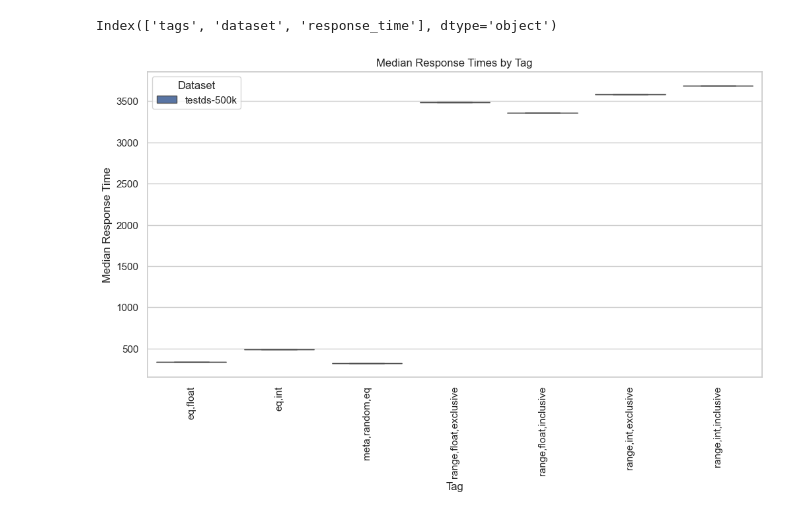
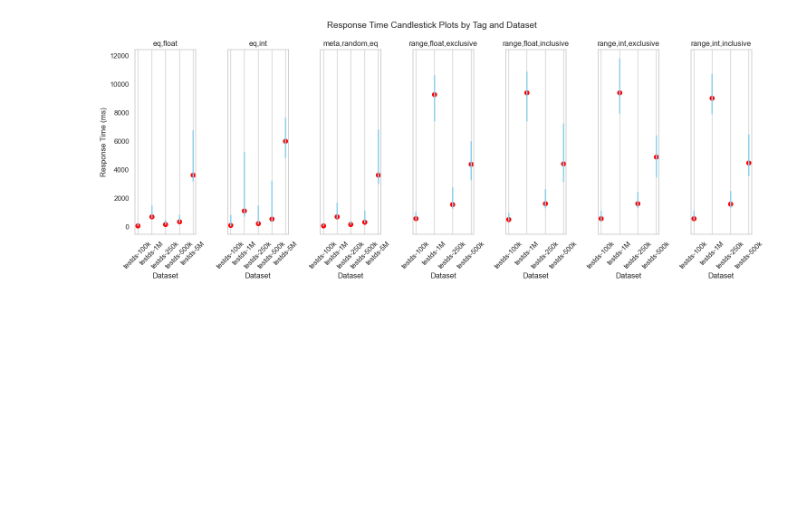
Before and after one commit to amikos-tech/chroma-perf-testing, a Jupyter notebook: notebooks/plots.ipynb, the cells around one changed output. Drawn from its saved outputs; the diff is of its cells as text; code cells hidden in the pictures; blank space fills up the shorter version.

```diff
--- a/notebooks/plots.ipynb
+++ b/notebooks/plots.ipynb
@@ -1,29 +1,45 @@
 # %%
 import os
 import pandas as pd
 import matplotlib.pyplot as plt
 import seaborn as sns
 import numpy as np
-df = pd.read_parquet("../gh_merged_locust_data.parquet", engine='pyarrow')
+df = pd.read_parquet("../merged_locust_data.parquet", engine='pyarrow')
 # Filtering rows with element containing "range"
 # filtered_df = df[df['tags'].apply(lambda x: 'range' in x)]
 df.loc[:, "tags"] = df["tags"].apply(lambda x: ",".join(x))
 # Filtering rows with data_set "100k"
 # filtered_df = df[df['dataset'] == "testds-500k"]
 sns.set(style="whitegrid")
 # Calculating the median response time for each tag
-median_response_times = df.groupby(['tags','dataset'])['response_time'].median().reset_index()
-print(median_response_times.columns )
-median_response_times.columns = ['Tag','Dataset', 'Median Response Time']
+
+df_stats = df.groupby(['tags', 'dataset'])['response_time'].agg(['min', 'max', 'median'])
+df_stats = df_stats.reset_index() # Assign back to df_stats
+df_stats.columns = ['Tag', 'Dataset', 'Min', 'Max', 'Median']
 
 # Plotting using seaborn
-plt.figure(figsize=(12, 6))
-sns.boxplot(x='Tag', y='Median Response Time', hue='Dataset', data=median_response_times)
-plt.title('Median Response Times by Tag')
-plt.xlabel('Tag')
-plt.ylabel('Median Response Time')
-plt.xticks(rotation=90)
+
+# Creating subplots for better organization
+fig, axs = plt.subplots(nrows=1, ncols=len(df_stats['Tag'].unique()), figsize=(15, 6), sharey=True)
+
+# Plotting each tag separately as candlesticks
+for i, tag in enumerate(df_stats['Tag'].unique()):
+    tag_data = df_stats[df_stats['Tag'] == tag]
+
+    # Candlestick plot
+    axs[i].vlines(x=tag_data['Dataset'], ymin=tag_data['Min'], ymax=tag_data['Max'], color='skyblue', linewidth=2)
+    axs[i].scatter(x=tag_data['Dataset'], y=tag_data['Median'], color='red', marker='o', s=50)
+
+    axs[i].set_title(tag)
+    axs[i].set_xlabel('Dataset')
+    if i == 0:  # Y-label only for the first plot
+        axs[i].set_ylabel('Response Time (ms)')
+    axs[i].set_xticks(tag_data['Dataset'])
+    axs[i].tick_params(axis='x', rotation=45)
+    axs[i].grid(axis='y')
+
+plt.suptitle('Response Time Candlestick Plots by Tag and Dataset', fontsize=14)
+plt.tight_layout()
 plt.show()
 # %% [output]
-Index(['tags', 'dataset', 'response_time'], dtype='object')
-[figure, old version]
+[figure, new version]
```
Also changed, not shown: parts of 1 cell of this notebook, 1 other file.
